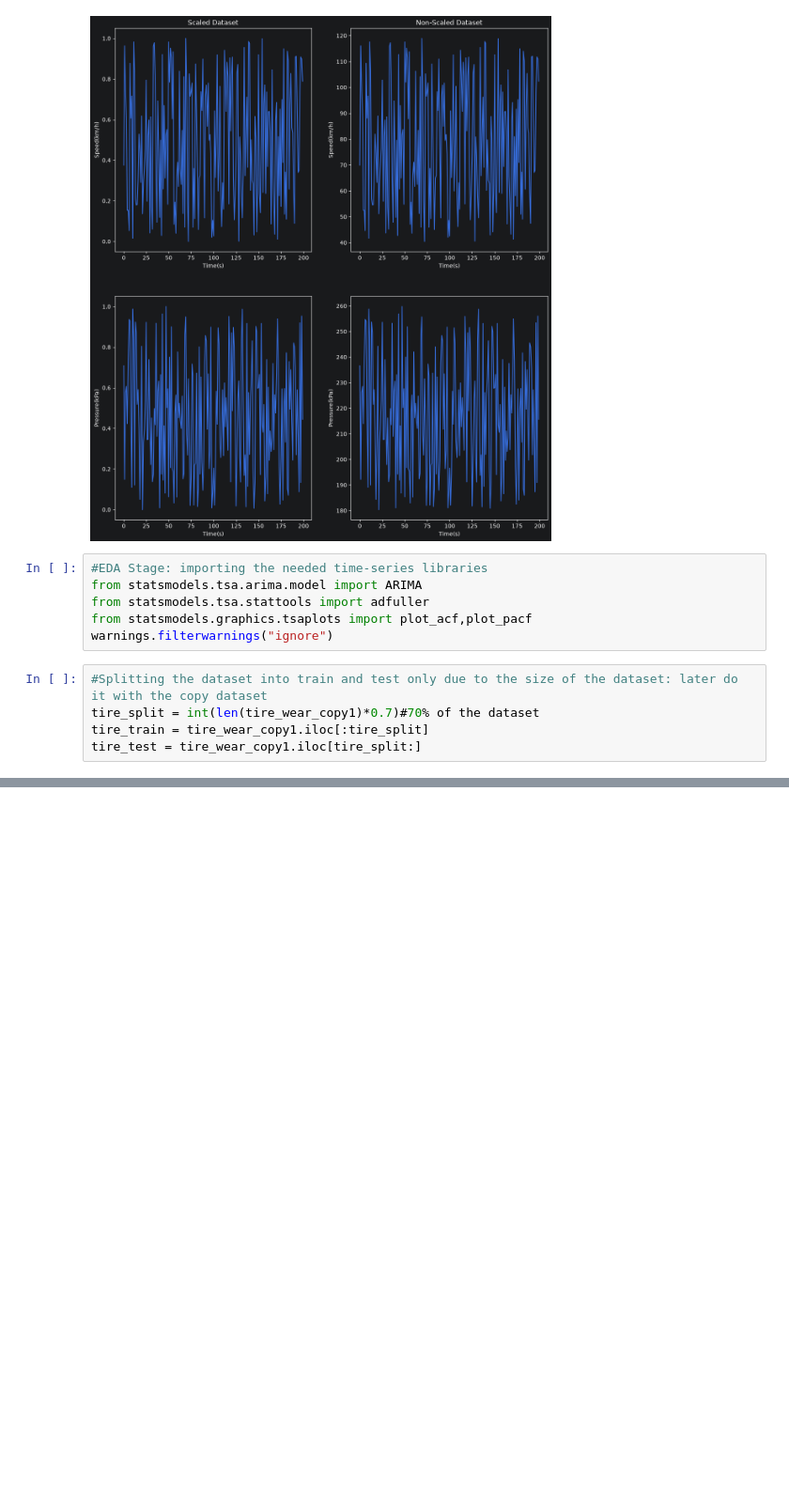
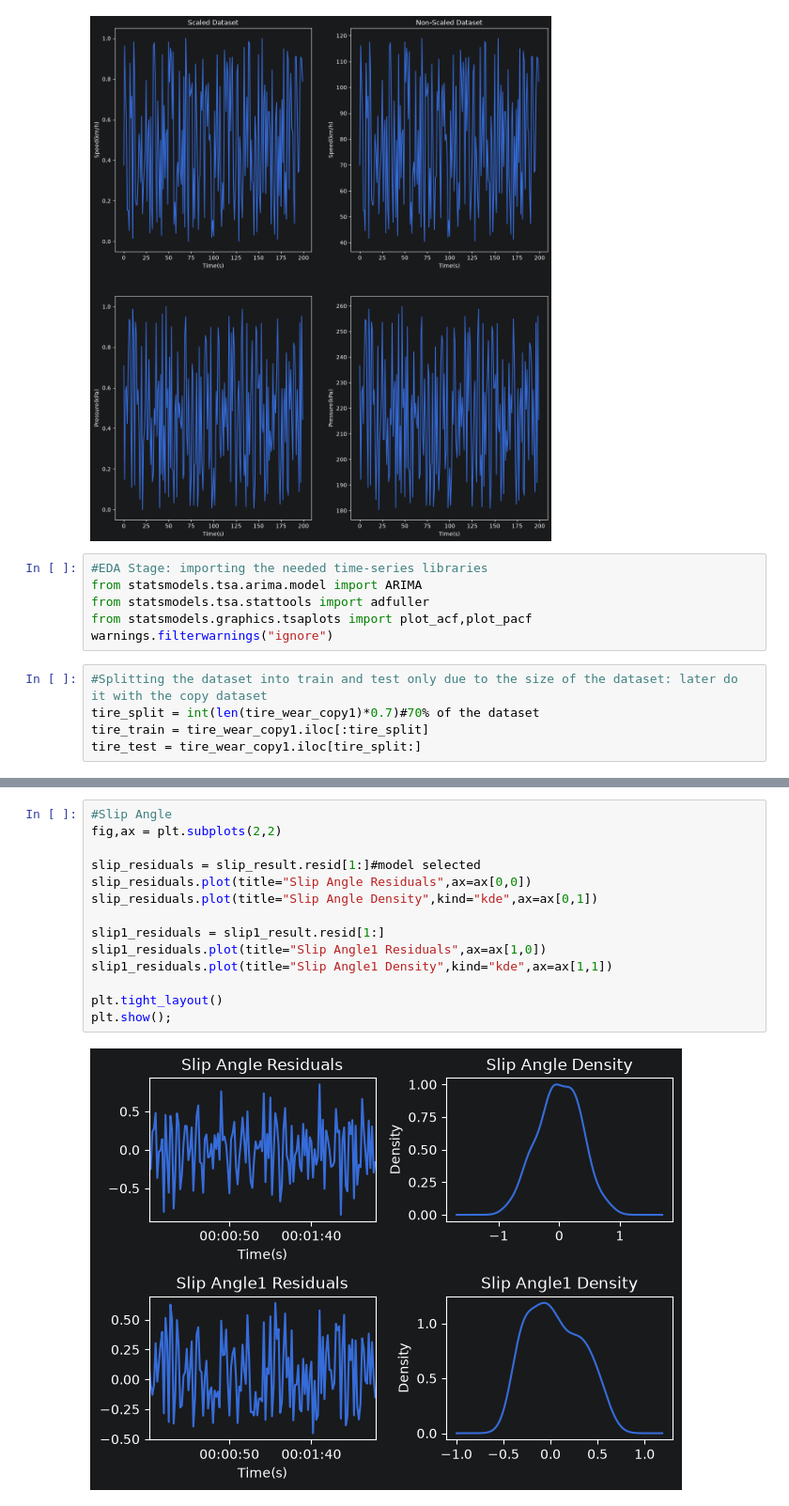
Before and after one commit to Thecular/Tire-Health-System, a Jupyter notebook: Forecast-Model.ipynb, the cells around one changed output, grey strips where cells are left out. Shown at 94% size. Saved outputs shown, nothing was run; the diff lists cells and outputs as text; blank space fills up the shorter version.

```diff
--- a/Forecast-Model.ipynb
+++ b/Forecast-Model.ipynb
@@ -247,0 +380,16 @@ for column in train_scaled_df.columns:
+# %%
+#Slip Angle
+fig,ax = plt.subplots(2,2)
+
+slip_residuals = slip_result.resid[1:]#model selected
+slip_residuals.plot(title="Slip Angle Residuals",ax=ax[0,0])
+slip_residuals.plot(title="Slip Angle Density",kind="kde",ax=ax[0,1])
+
+slip1_residuals = slip1_result.resid[1:]
+slip1_residuals.plot(title="Slip Angle1 Residuals",ax=ax[1,0])
+slip1_residuals.plot(title="Slip Angle1 Density",kind="kde",ax=ax[1,1])
+
+plt.tight_layout()
+plt.show();
+# %% [output]
+[figure, added]
```
Also changed, not shown: parts of 13 cells of this notebook, 1 other file.
